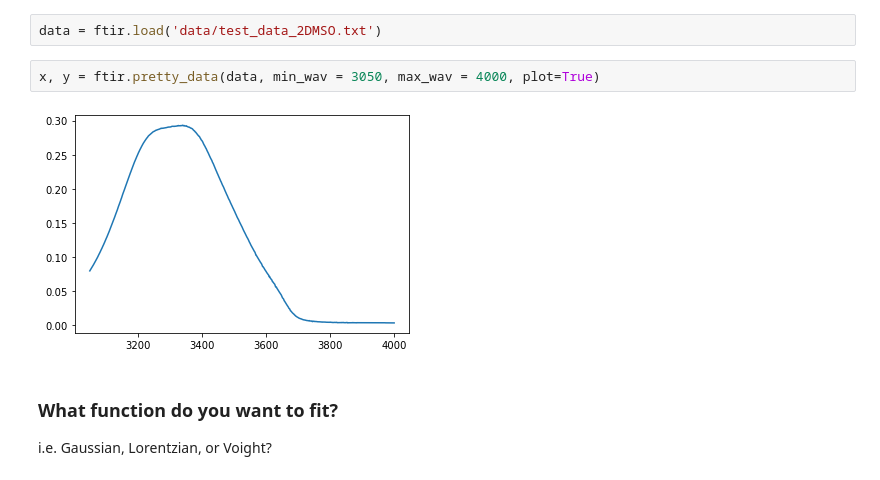
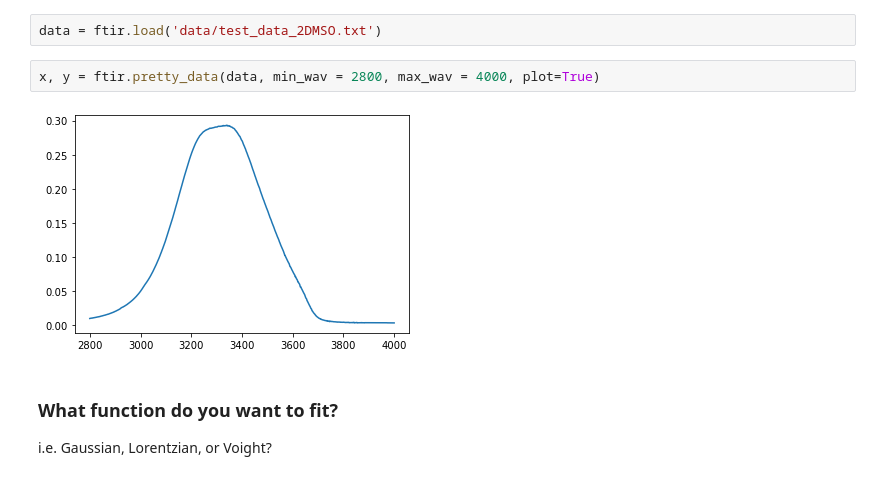
Before and after one commit to haydenrob/spec_deconv, a Jupyter notebook: spec_deconv_example.ipynb, the cells around one changed output. Drawn from its saved outputs; the diff is of its cells as text.

```diff
--- a/spec_deconv_example.ipynb
+++ b/spec_deconv_example.ipynb
@@ -12,9 +12,9 @@ i.e. the OH stretch.
 # %%
 data = ftir.load('data/test_data_2DMSO.txt')
 # %%
-x, y = ftir.pretty_data(data, min_wav = 3050, max_wav = 4000, plot=True)
+x, y = ftir.pretty_data(data, min_wav = 2800, max_wav = 4000, plot=True)
 # %% [output]
-[figure, old version]
+[figure, new version]
 # %% [markdown]
 ### What function do you want to fit?
 i.e. Gaussian, Lorentzian, or Voight?
```
Also changed, not shown: parts of 2 cells of this notebook, 1 other file.
